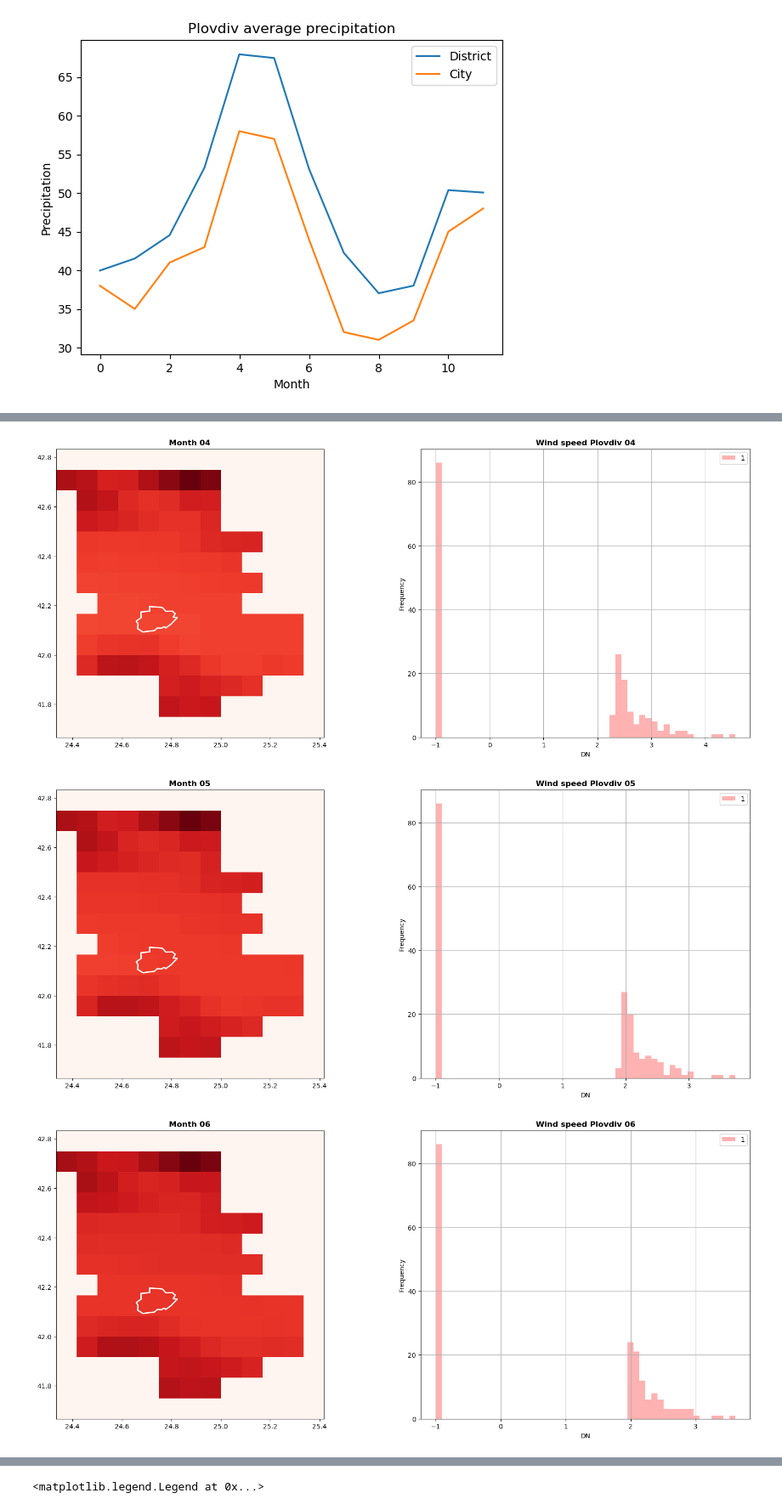
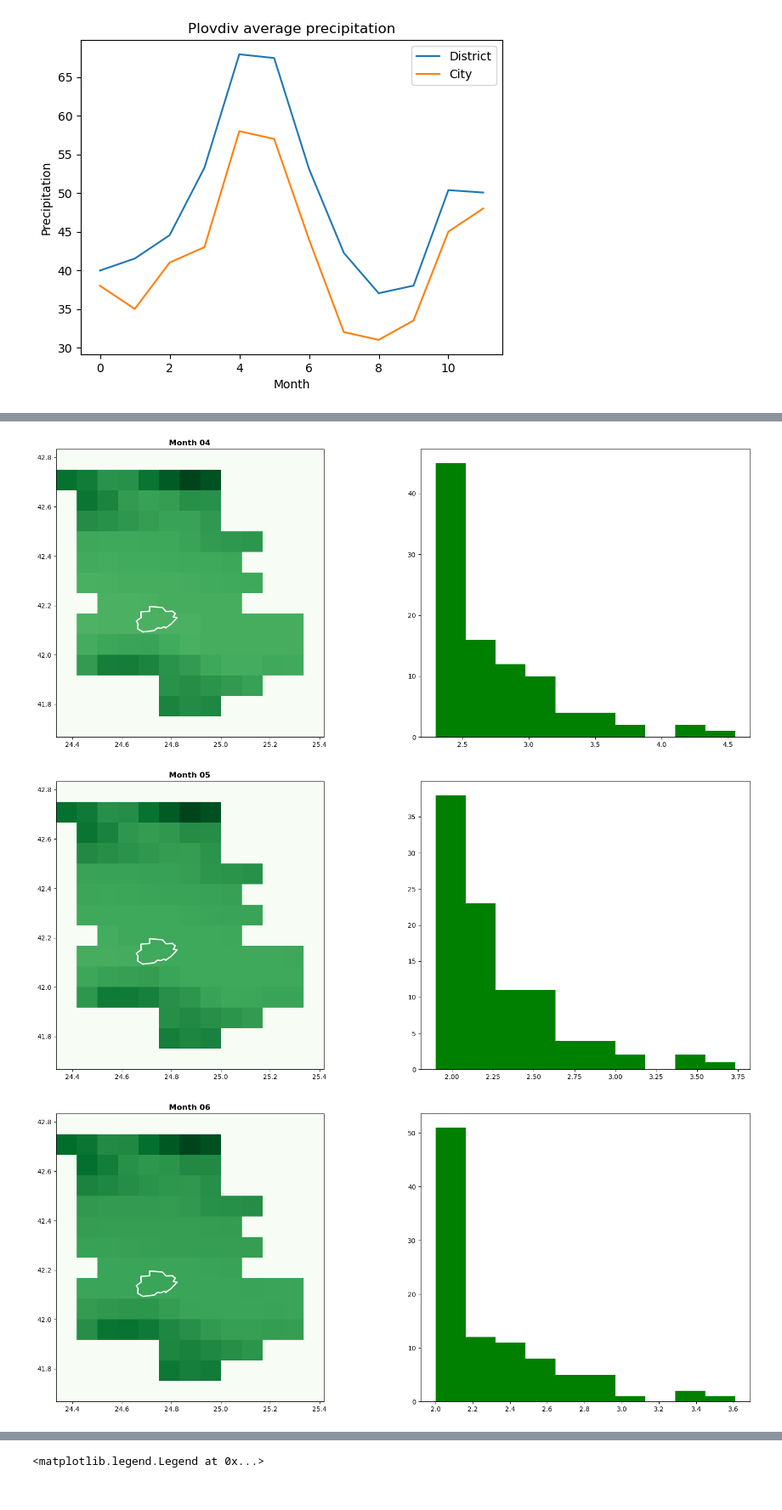
Before and after one commit to atanasova16/GeospatialAnalysisProject, a Jupyter notebook: Analysis_and_Exploration/Code/histclimate.ipynb, the cells around one changed output, grey strips where cells are left out. Shown at 85% size. Cells and saved outputs as stored; diff of their text form; code cells hidden in the pictures.

```diff
--- a/Analysis_and_Exploration/Code/histclimate.ipynb
+++ b/Analysis_and_Exploration/Code/histclimate.ipynb
@@ -15,4 +15,21 @@ from shapely.geometry import Point
 import pandas as pd
 # %% [markdown]
 Read Plovdiv
+# %%
+import urllib.request
+import os
+import zipfile
+
+zip_file_url = 'https://github.com/atanasova16/GeospatialAnalysisProject/raw/main/Analysis_and_Exploration/Data/Bulgaria_gdf/Bulgaria_regions_NUTS_3.zip'
+zip_file_name = "Bulgaria_regions_NUTS_3.zip"
+
+urllib.request.urlretrieve(zip_file_url ,zip_file_name)
+
+z = zipfile.ZipFile(zip_file_name)
+
+z.extractall()
+
+filename = "Bulgaria_regions_NUTS_3.shp"
+
+bg = gpd.read_file(os.path.join(os.getcwd(), filename))
 # %%
@@ -23,7 +40,8 @@ plovdiv
 |  | NAME_LATN | NUTS_NAME | Pop_2019 | Pop_city | Pop_villag | Area | geometry |
 | 14 | Plovdiv | Пловдив | 666801 | 505158 | 161643 | 5962 | MULTIPOLYGON (((5544436.088 23038... |
 # %%
-municipalities = gpd.read_file("C:\\Users\\User\\Documents\\UNITN\\Geospatial\\raster\\municipalities.geojson")
+#municipalities = gpd.read_file("C:\\Users\\User\\Documents\\UNITN\\Geospatial\\raster\\municipalities.geojson")
+municipalities = gpd.read_file("https://raw.githubusercontent.com/atanasova16/GeospatialAnalysisProject/main/Analysis_and_Exploration/Data/Bulgaria_gdf/municipalities.geojson")
 plovdiv_city = municipalities[municipalities.nuts4 == "PDV22"]
 # %%
 def getFeatures(gdf):
@@ -60,9 +88,11 @@ for m in all_months:
     out_meta = month_prec.meta
     pld_city_out[pld_city_out == -32768] = -1
 
-    #fig, (ax1, ax2) = plt.subplots(1,2, figsize=(20,8))
-    #fig = plovdiv_city.plot(facecolor='None', edgecolor='white', linewidth=2, ax = ax1)
-    #show(out_img, cmap = "Blues", transform = out_transform, ax=ax1, title = f"Month {m}")
+    fig, (ax1, ax2) = plt.subplots(1,2, figsize=(20,8))
+    fig = plovdiv_city.plot(facecolor='None', edgecolor='white', linewidth=2, ax = ax1)
+    show(out_img, cmap = "Blues", transform = out_transform, ax=ax1, title = f"Month {m}")
+    ax2 = plt.hist(out_img[out_img != -1], bins='auto', color="blue")
+
     #show_hist(out_img, bins=50, alpha=0.3, title=f"Average Precipitation histogram Plovdiv {m}", ax = ax2)
 
     average_m = out_img[out_img != -1].mean()
@@ -111,8 +154,9 @@ for m in all_months:
 
     fig, (ax1, ax2) = plt.subplots(1,2, figsize=(20,8))
     fig = plovdiv_city.plot(facecolor='None', edgecolor='white', linewidth=2, ax = ax1)
-    show(out_img, cmap = "Reds", transform = out_transform, ax=ax1, title = f"Month {m}")
-    show_hist(out_img, bins=50, alpha=0.3, title=f"Wind speed Plovdiv {m}", ax = ax2)
+    show(out_img, cmap = "Greens", transform = out_transform, ax=ax1, title = f"Month {m}")
+    ax2 = plt.hist(out_img[out_img != -1], bins='auto', color="green")
+    #show_hist(out_img, bins=50, alpha=0.3, title=f"Wind speed Plovdiv {m}", ax = ax2)
 
     average_m = out_img[out_img != -1].mean()
     average_months_wind[m] = average_m
@@ -128,3 +172,3 @@ for m in all_months:
-[figure, old version]
+[figure, new version]
-[figure, old version]
+[figure, new version]
-[figure, old version]
+[figure, new version]
```
Also changed, not shown: parts of 17 cells of this notebook, 35 other files.
